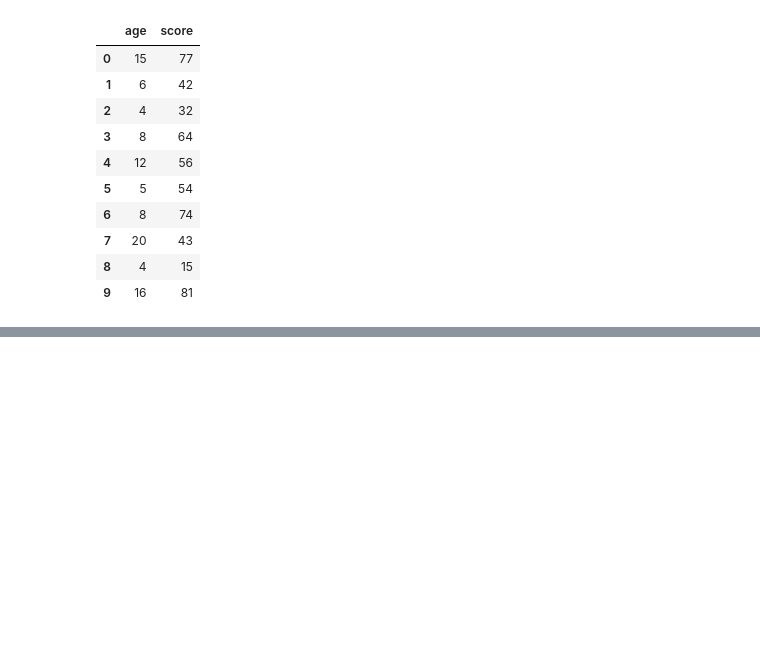
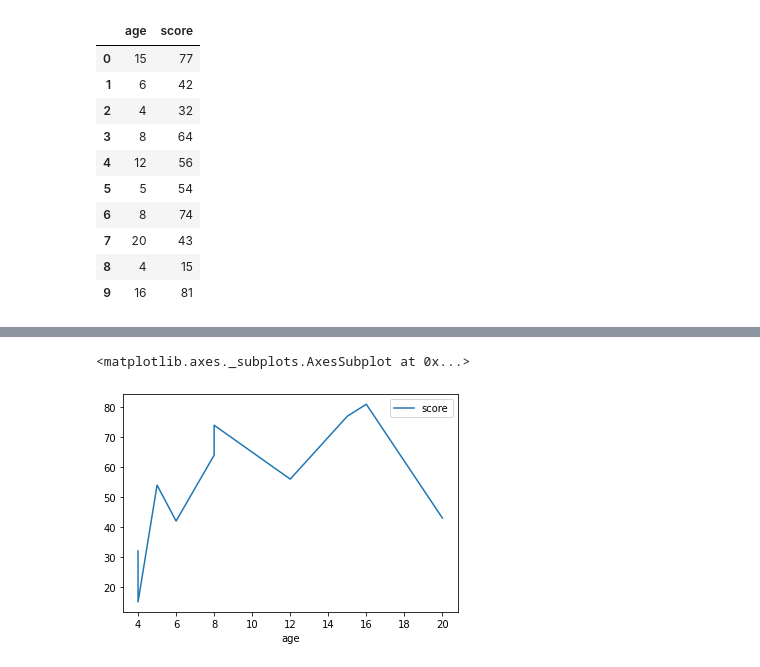
Before and after one commit to tensorFlow-c/ReadyForAI, a Jupyter notebook: pandas0703.ipynb, the cells around one changed output, grey strips where cells are left out. Cells and saved outputs as stored; diff of their text form; code cells hidden in the pictures; blank space fills up the shorter version.

```diff
--- a/pandas0703.ipynb
+++ b/pandas0703.ipynb
@@ -33,0 +48,3 @@ df
+# %%
+sort_df=df.sort_values(by=['age'])
+sort_df
@@ -33,0 +63,5 @@ df
+# %%
+sort_df.plot(x='age',y='score')
+# %% [output]
+<matplotlib.axes._subplots.AxesSubplot at 0x...>
+[figure, added]
```
Also changed, not shown: parts of 12 cells of this notebook.
